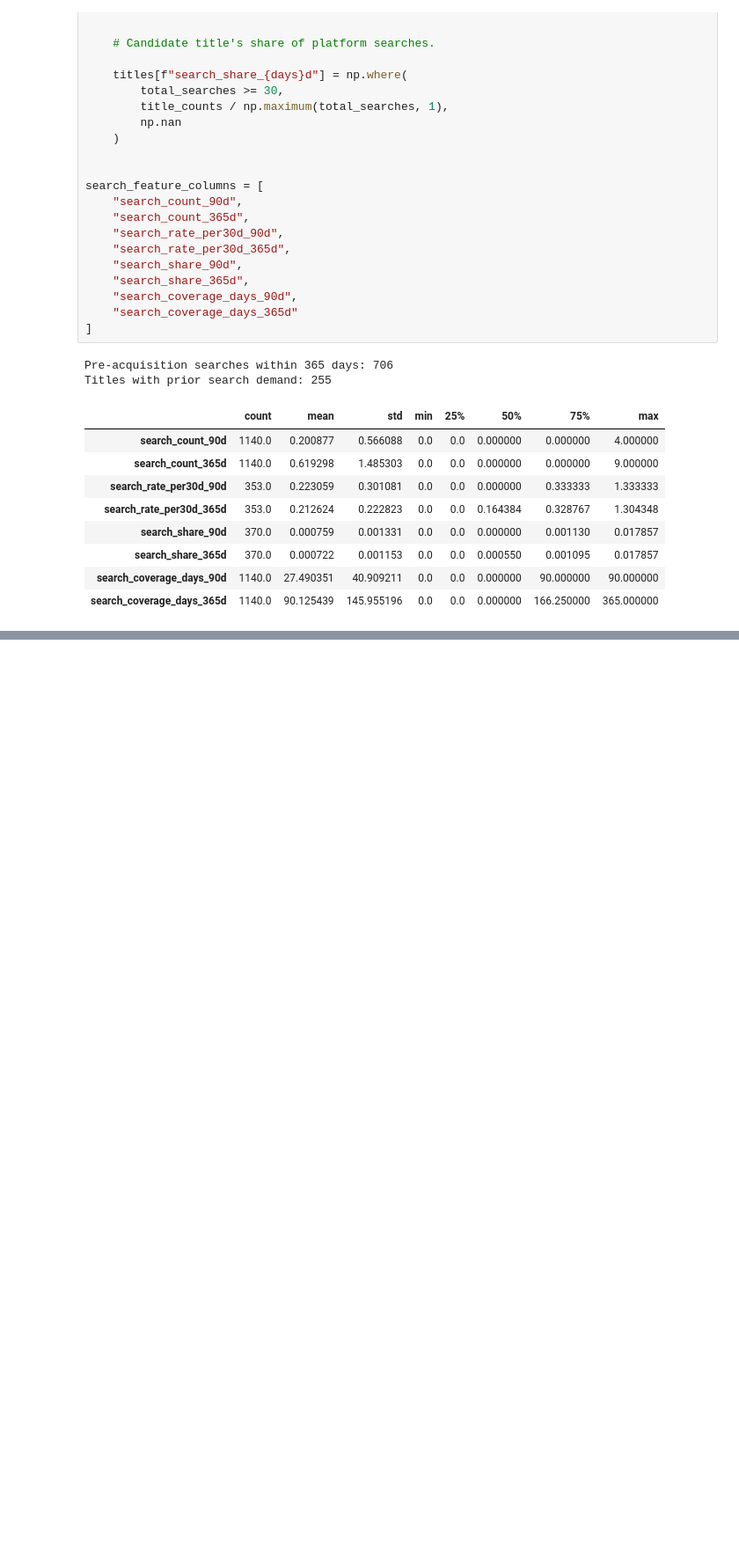
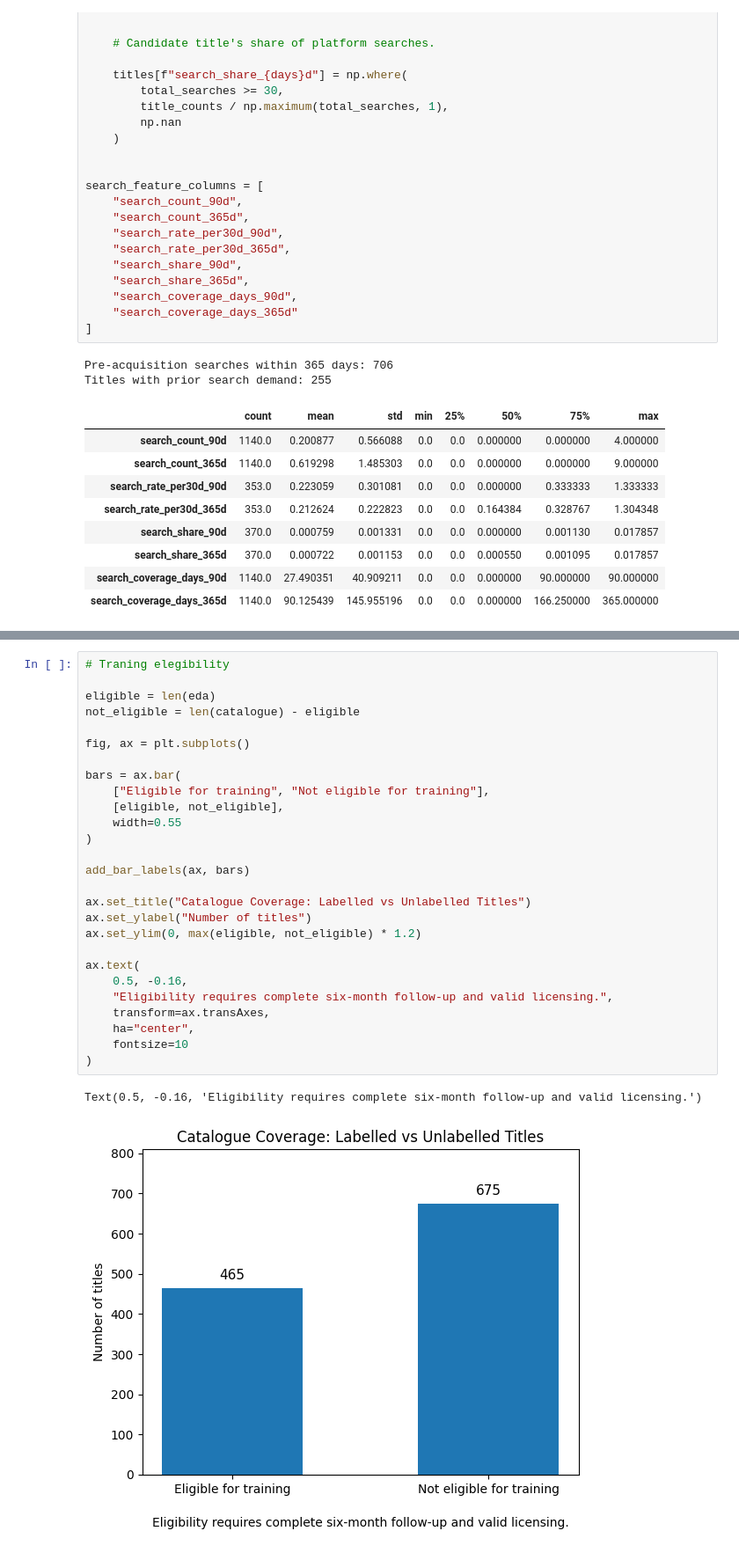
Before and after one commit to bjvvuuren/predict-play, a Jupyter notebook: modelling/SS3_PartB.ipynb, the cells around one changed output, grey strips where cells are left out. Shown at 88% size. Saved outputs shown, nothing was run; the diff lists cells and outputs as text; blank space fills up the shorter version.

```diff
--- a/modelling/SS3_PartB.ipynb
+++ b/modelling/SS3_PartB.ipynb
@@ -1180,0 +1213,30 @@ Titles with prior search demand: 255
+# %%
+# Traning elegibility
+
+eligible = len(eda)
+not_eligible = len(catalogue) - eligible
+
+fig, ax = plt.subplots()
+
+bars = ax.bar(
+    ["Eligible for training", "Not eligible for training"],
+    [eligible, not_eligible],
+    width=0.55
+)
+
+add_bar_labels(ax, bars)
+
+ax.set_title("Catalogue Coverage: Labelled vs Unlabelled Titles")
+ax.set_ylabel("Number of titles")
+ax.set_ylim(0, max(eligible, not_eligible) * 1.2)
+
+ax.text(
+    0.5, -0.16,
+    "Eligibility requires complete six-month follow-up and valid licensing.",
+    transform=ax.transAxes,
+    ha="center",
+    fontsize=10
+)
+# %% [output]
+Text(0.5, -0.16, 'Eligibility requires complete six-month follow-up and valid licensing.')
+[figure, added]
```
Also changed, not shown: parts of 6 cells of this notebook.
